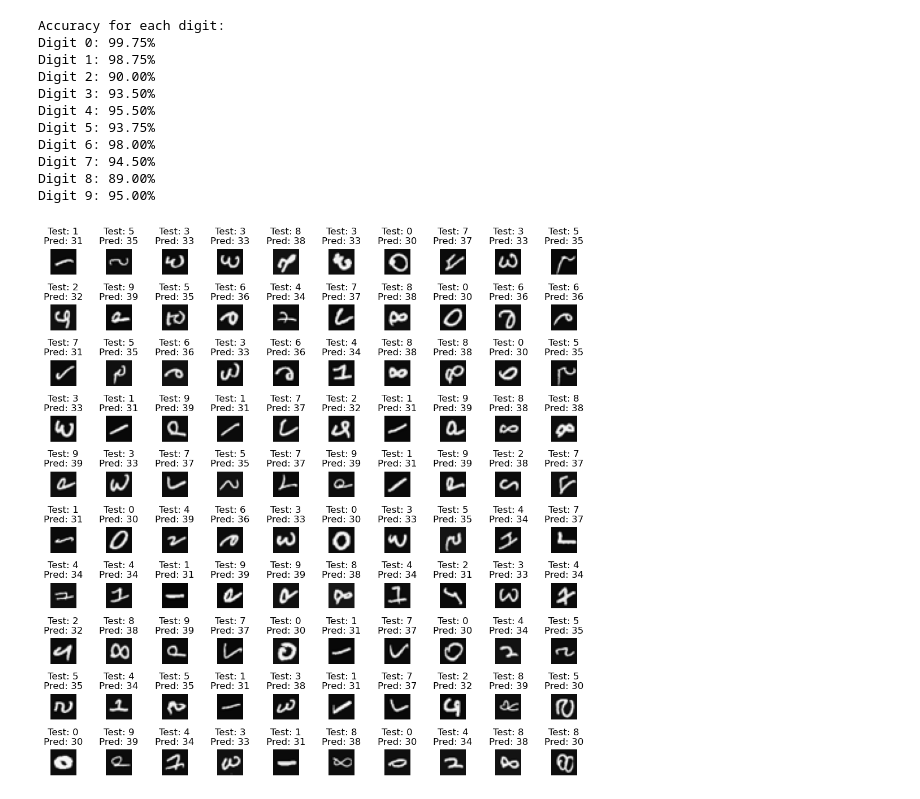
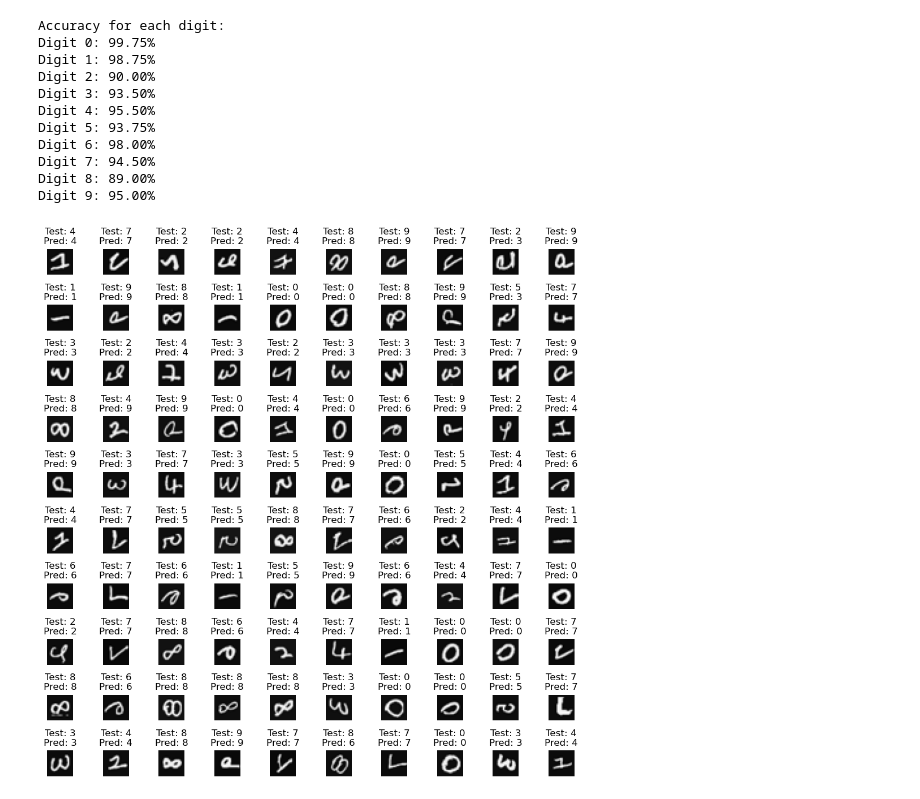
Before and after one commit to zeealhelfie/Math425-Final-Project, a Jupyter notebook: section#3/classifications.ipynb, the cells around one changed output. Saved outputs shown, nothing was run; the diff lists cells and outputs as text; code cells hidden in the pictures.

Commit message:
fixed the graph in #2

```diff
--- a/section#3/classifications.ipynb
+++ b/section#3/classifications.ipynb
@@ -201,33 +201,33 @@ import matplotlib.pyplot as plt
 random_idxs = np.random.choice(len(X_test), size=100, replace=False)
 
 # Create plot
 fig, axs = plt.subplots(10, 10, figsize=(10, 10))
 for i in range(10):
     for j in range(10):
         # Get index of current test example
         idx = random_idxs[i*10+j]
         # Get test label and predicted label
         test_label = int(y_test[idx])
         errors = []
         for k in k_values:
             x = X_test[idx]
             # Compute residual error for each class
             for l in range(10):
                 diff = x - np.mean(classes[l], axis=0)
                 proj = np.dot(diff, class_bases[l][:, :k])
                 recon = np.dot(proj, class_bases[l][:, :k].T) + np.mean(classes[l], axis=0)
                 error = np.linalg.norm(x - recon)
                 errors.append(error)
             # Classify test example as digit with smallest residual error
             pred = np.argmin(errors)
             # i am doing something wrong: pre has 3 ??
-            #axs[i, j].set_title(f'Test: {test_label}\nPred: {str(pred)[0]}')
-            axs[i, j].set_title(f'Test: {test_label}\nPred: {pred}')
+            axs[i, j].set_title(f'Test: {test_label}\nPred: {str(pred)[-1]}')
+            #axs[i, j].set_title(f'Test: {test_label}\nPred: {pred}')
         # Plot test example
         axs[i, j].imshow(X_test[idx].reshape(20, 20), cmap='gray')
         axs[i, j].axis('off')
 
 plt.tight_layout()
 plt.show()
 # %% [output]
-[figure, old version]
+[figure, new version]
```
Also changed, not shown: parts of 1 cell of this notebook, 4 other files.
